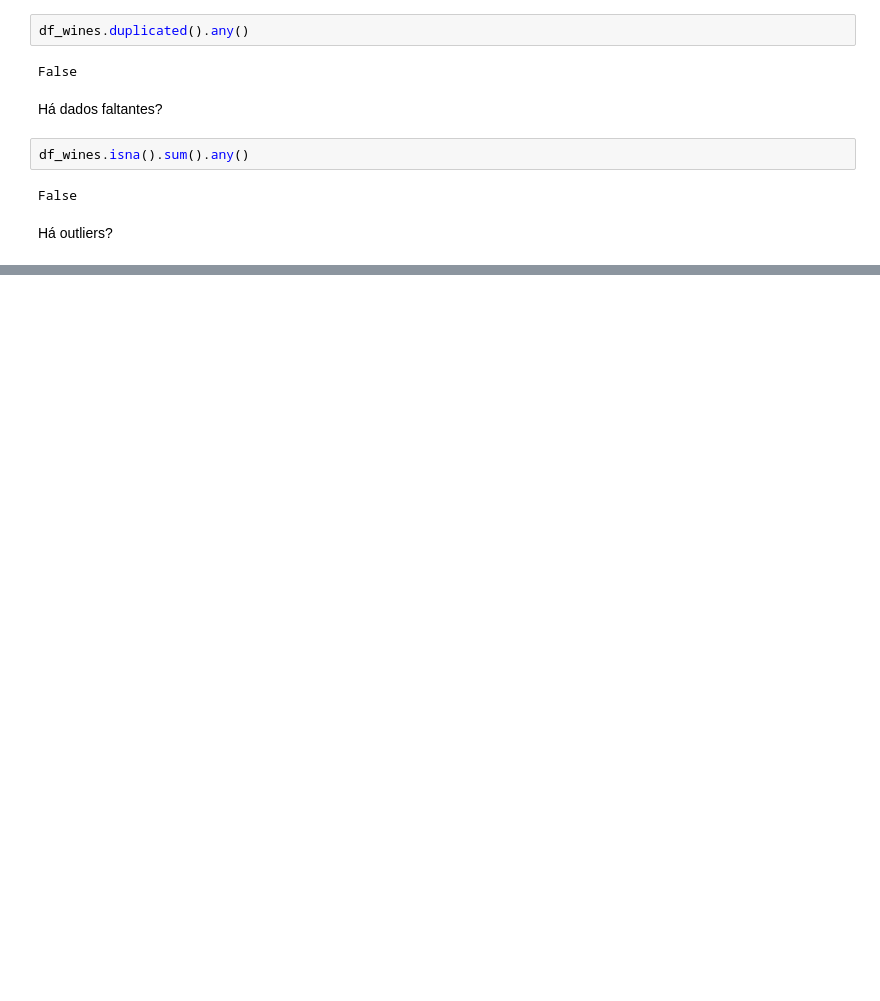
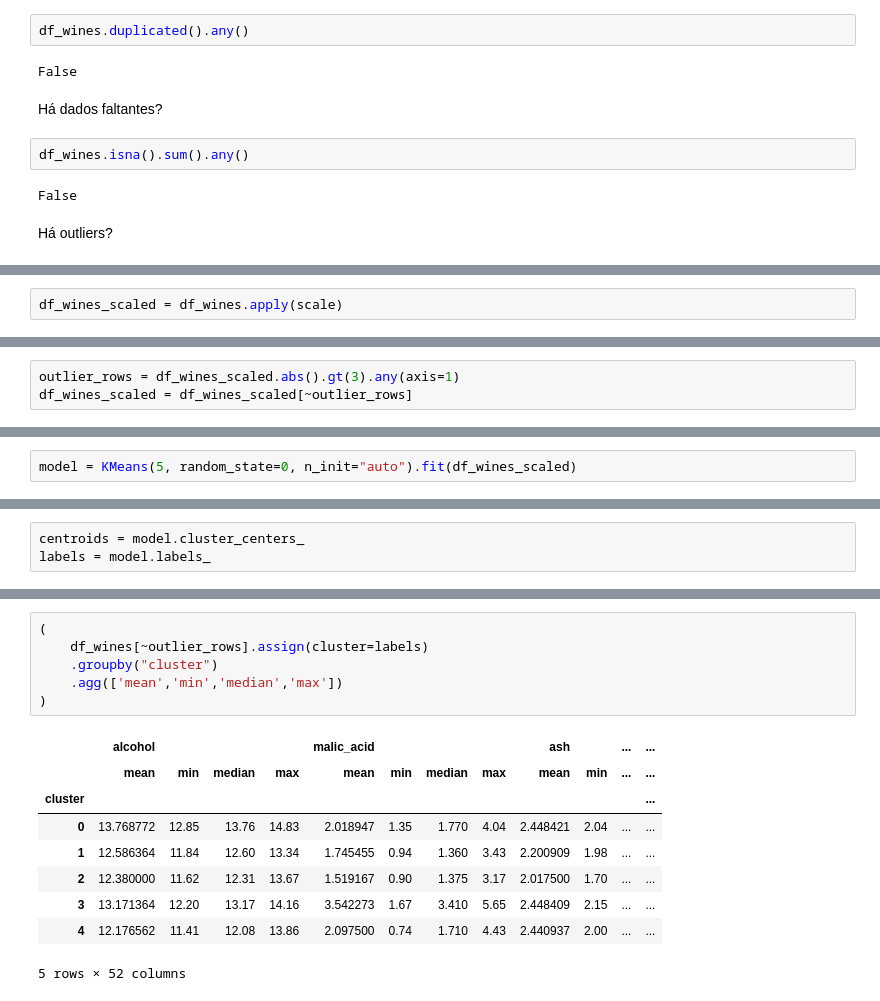
Before and after one commit to gabriel-cm-saldanha/Clustering_, a Jupyter notebook: Clustering_.ipynb, the cells around one changed output, grey strips where cells are left out. Drawn from its saved outputs; the diff is of its cells as text; blank space fills up the shorter version.

```diff
--- a/Clustering_.ipynb
+++ b/Clustering_.ipynb
@@ -114,0 +119,2 @@ df_wines.plot.box()
+# %%
+df_wines_scaled = df_wines.apply(scale)
@@ -114,0 +125,3 @@ df_wines.plot.box()
+# %%
+outlier_rows = df_wines_scaled.abs().gt(3).any(axis=1)
+df_wines_scaled = df_wines_scaled[~outlier_rows]
@@ -114,0 +136,2 @@ df_wines.plot.box()
+# %%
+model = KMeans(5, random_state=0, n_init="auto").fit(df_wines_scaled)
@@ -114,0 +140,3 @@ df_wines.plot.box()
+# %%
+centroids = model.cluster_centers_
+labels = model.labels_
@@ -114,0 +163,16 @@ df_wines.plot.box()
+# %%
+(
+    df_wines[~outlier_rows].assign(cluster=labels)
+    .groupby("cluster")
+    .agg(['mean','min','median','max'])
+)
+# %% [output]
+|  | alcohol |  |  |  | malic_acid |  |  |  | ash |  | ... | ... |
+|  | mean | min | median | max | mean | min | median | max | mean | min | ... | ... |
+| cluster |  |  |  |  |  |  |  |  |  |  |  | ... |
+| 0 | 13.768772 | 12.85 | 13.76 | 14.83 | 2.018947 | 1.35 | 1.770 | 4.04 | 2.448421 | 2.04 | ... | ... |
+| 1 | 12.586364 | 11.84 | 12.60 | 13.34 | 1.745455 | 0.94 | 1.360 | 3.43 | 2.200909 | 1.98 | ... | ... |
+| 2 | 12.380000 | 11.62 | 12.31 | 13.67 | 1.519167 | 0.90 | 1.375 | 3.17 | 2.017500 | 1.70 | ... | ... |
+| 3 | 13.171364 | 12.20 | 13.17 | 14.16 | 3.542273 | 1.67 | 3.410 | 5.65 | 2.448409 | 2.15 | ... | ... |
+| 4 | 12.176562 | 11.41 | 12.08 | 13.86 | 2.097500 | 0.74 | 1.710 | 4.43 | 2.440937 | 2.00 | ... | ... |
+5 rows × 52 columns
```
Also changed, not shown: parts of 17 cells of this notebook.
